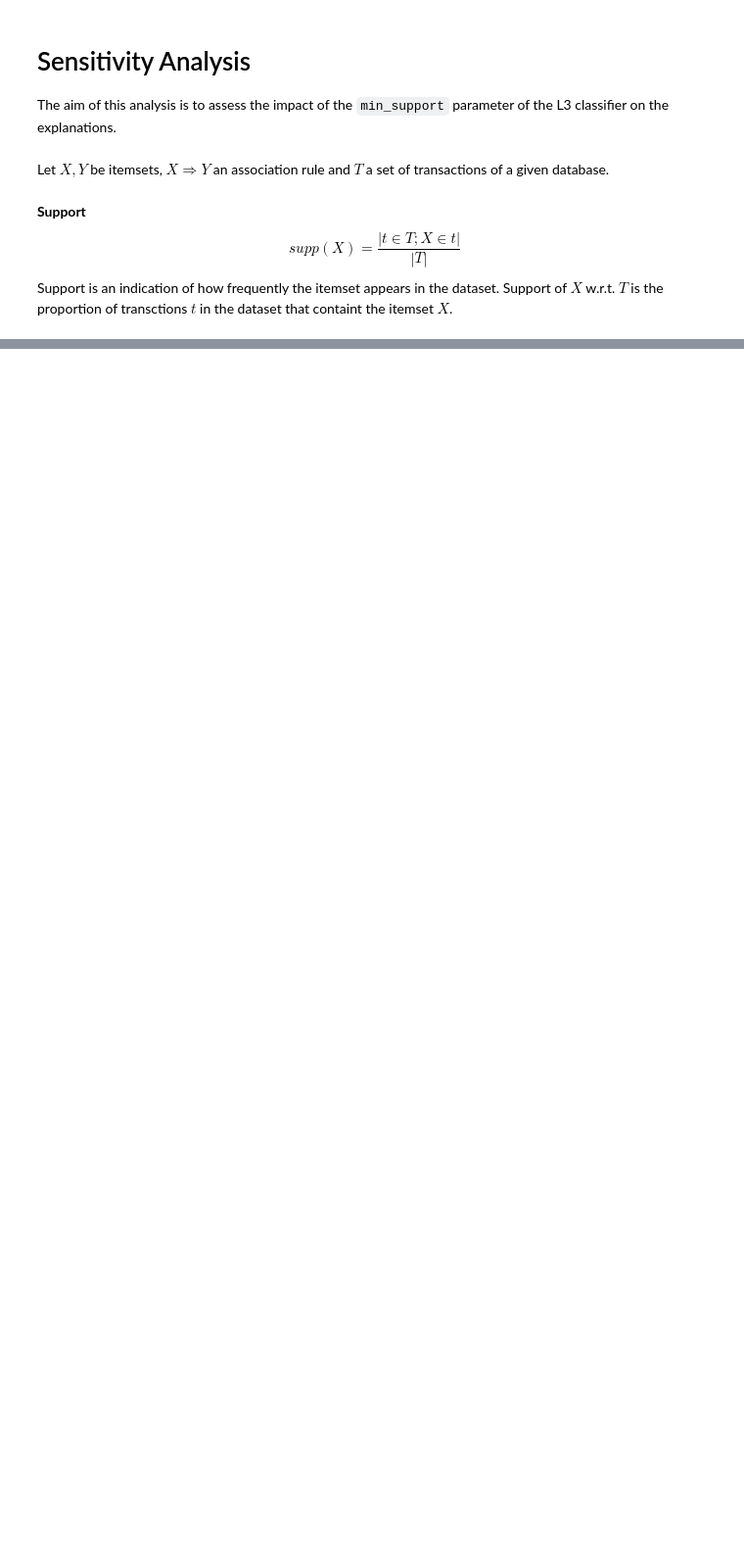
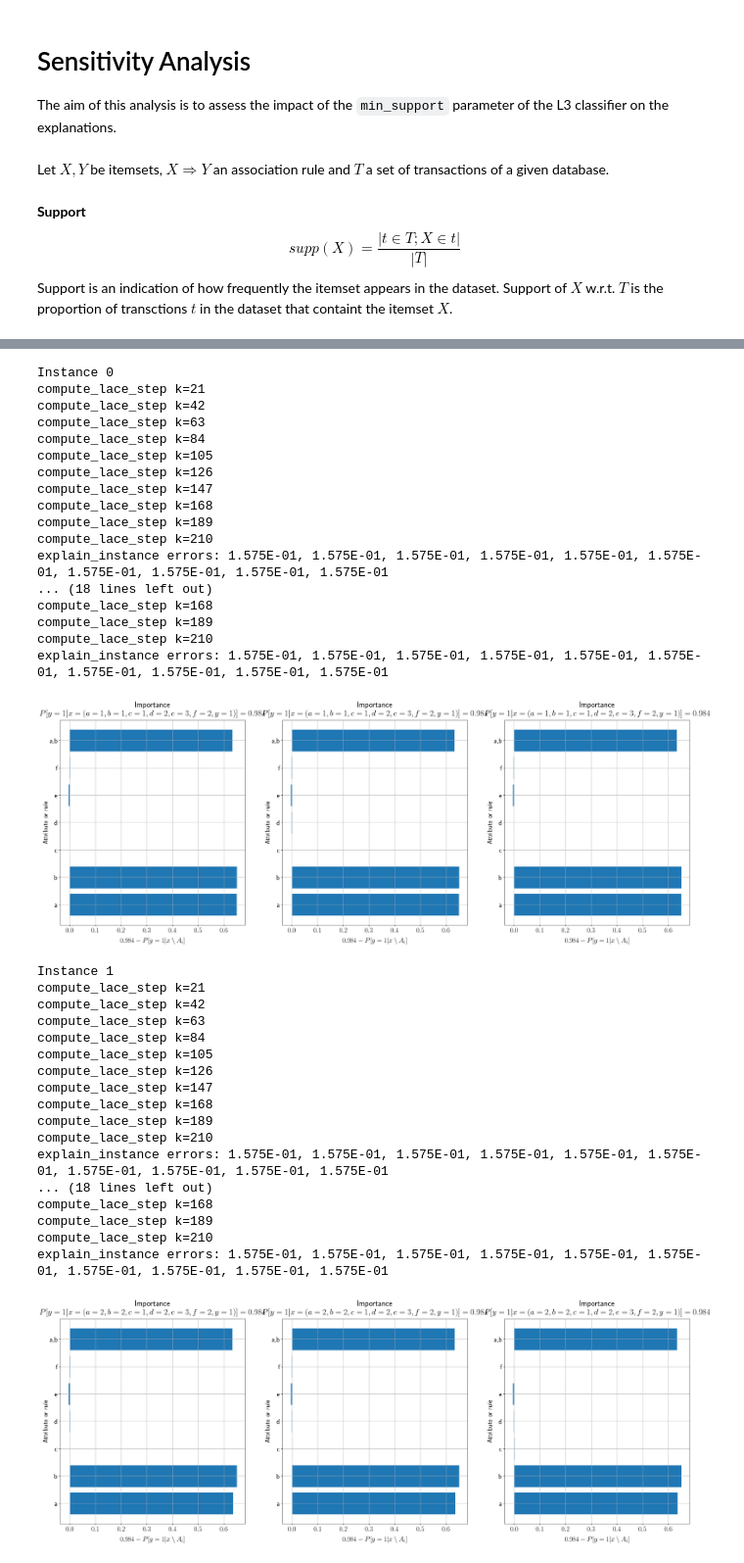
Before and after one commit to mrandri19/Internship-Project-X-PLAIN, a Jupyter notebook: Sensitivity Analysis.ipynb, the cells around one changed output, grey strips where cells are left out. Shown at 98% size. Cells and saved outputs as stored; diff of their text form; code cells hidden in the pictures; blank space fills up the shorter version.

```diff
--- a/Sensitivity Analysis.ipynb
+++ b/Sensitivity Analysis.ipynb
@@ -213,0 +317,48 @@ for i in range(20):
+# %%
+def run(i):
+    print(f"Instance {i}")
+    fig, (ax1, ax2, ax3) = plt.subplots(1, 3)
+    plot(ax1, get_explanation(i, join(DEFAULT_DIR, "datasets/monks.arff"), "nn_onehot_enc", 0.01))
+    plot(ax2, get_explanation(i, join(DEFAULT_DIR, "datasets/monks.arff"), "nn_onehot_enc", 0.05))
+    plot(ax3, get_explanation(i, join(DEFAULT_DIR, "datasets/monks.arff"), "nn_onehot_enc", 0.075))
+    plt.show()
+
+for i in range(4):
+    run(i)
+# %% [output]
+Instance 0
+compute_lace_step k=21
+compute_lace_step k=42
+compute_lace_step k=63
+compute_lace_step k=84
+compute_lace_step k=105
+compute_lace_step k=126
+compute_lace_step k=147
+compute_lace_step k=168
+compute_lace_step k=189
+compute_lace_step k=210
+explain_instance errors: 1.575E-01, 1.575E-01, 1.575E-01, 1.575E-01, 1.575E-01, 1.575E-01, 1.575E-01, 1.575E-01, 1.575E-01, 1.575E-01
+... (18 lines left out)
+compute_lace_step k=168
+compute_lace_step k=189
+compute_lace_step k=210
+explain_instance errors: 1.575E-01, 1.575E-01, 1.575E-01, 1.575E-01, 1.575E-01, 1.575E-01, 1.575E-01, 1.575E-01, 1.575E-01, 1.575E-01
+[figure, added]
+Instance 1
+compute_lace_step k=21
+compute_lace_step k=42
+compute_lace_step k=63
+compute_lace_step k=84
+compute_lace_step k=105
+compute_lace_step k=126
+compute_lace_step k=147
+compute_lace_step k=168
+compute_lace_step k=189
+compute_lace_step k=210
+explain_instance errors: 1.575E-01, 1.575E-01, 1.575E-01, 1.575E-01, 1.575E-01, 1.575E-01, 1.575E-01, 1.575E-01, 1.575E-01, 1.575E-01
+... (18 lines left out)
+compute_lace_step k=168
+compute_lace_step k=189
+compute_lace_step k=210
+explain_instance errors: 1.575E-01, 1.575E-01, 1.575E-01, 1.575E-01, 1.575E-01, 1.575E-01, 1.575E-01, 1.575E-01, 1.575E-01, 1.575E-01
+[figure, added]
```
Also changed, not shown: parts of 24 cells of this notebook, 1 other file.
